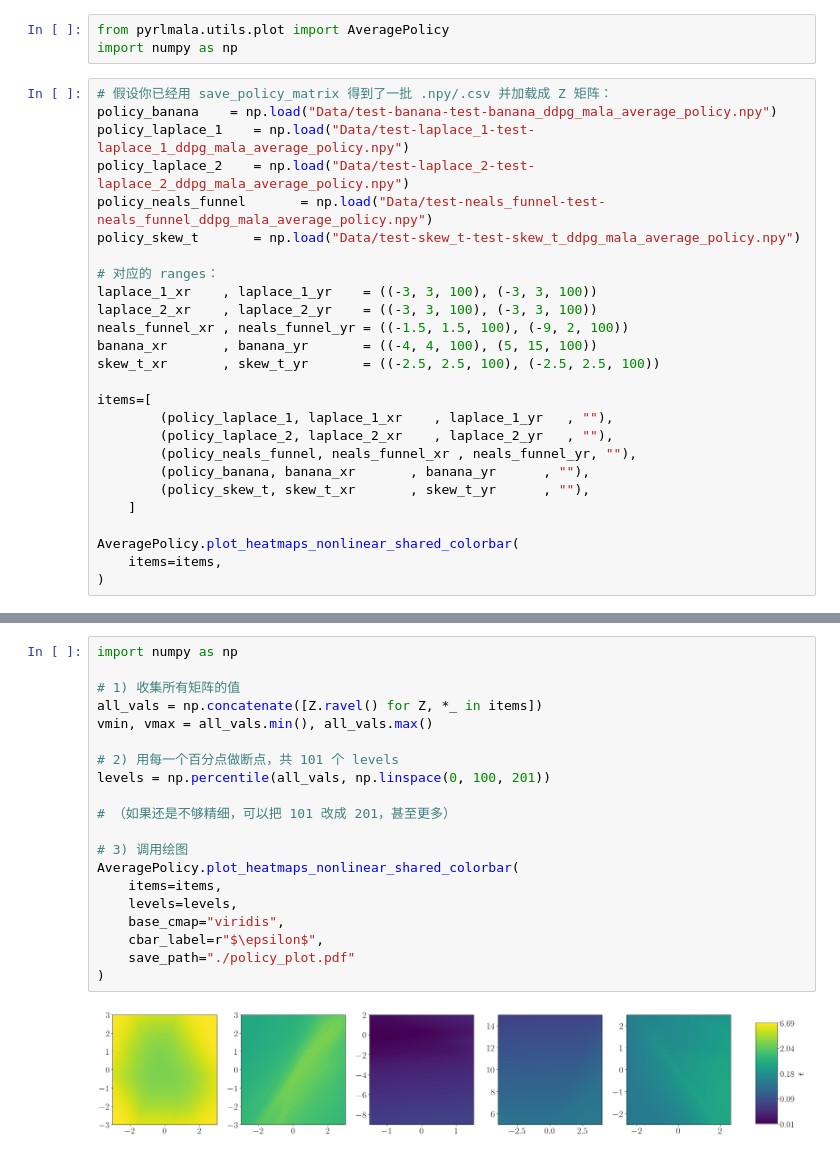
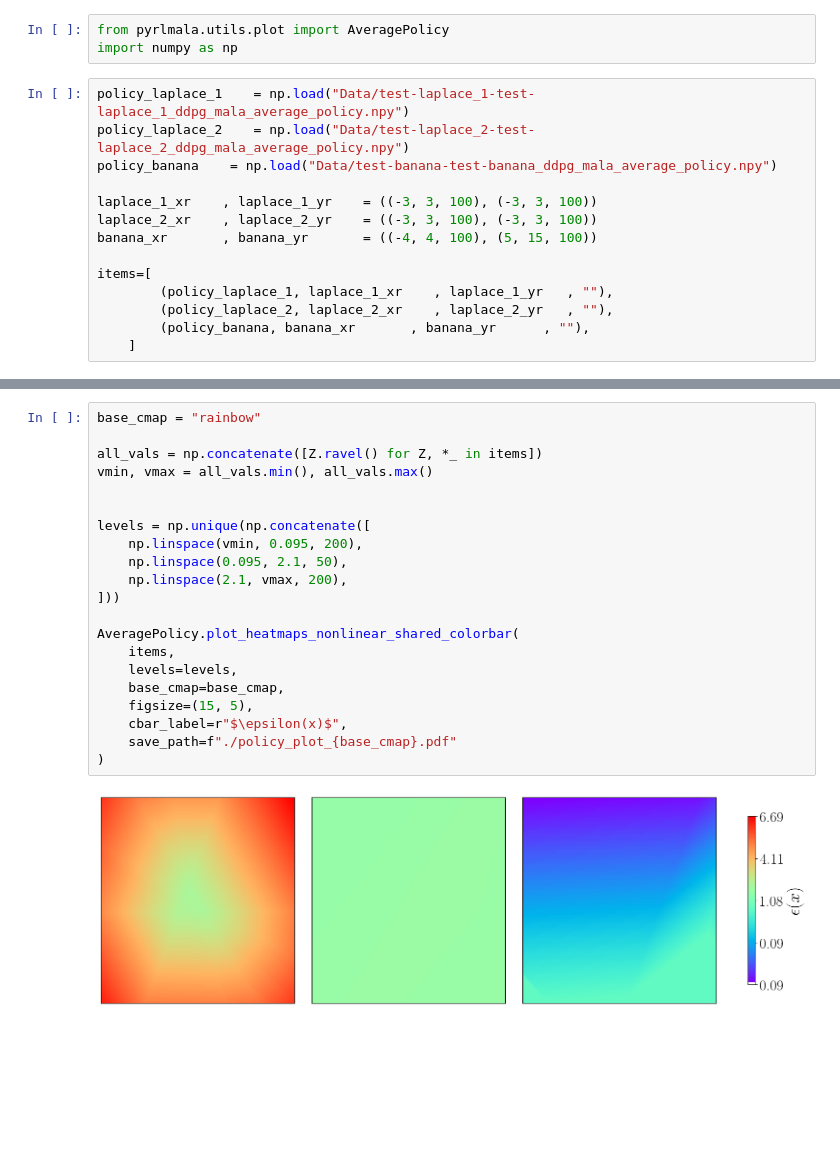
Before and after one commit to congyewang/Harnessing-the-Power-of-Reinforcement-Learning-for-Adaptive-MCMC, a Jupyter notebook: experiments/colour_bar/policy_plot.ipynb, the cells around one changed output, grey strips where cells are left out. Drawn from its saved outputs; the diff is of its cells as text; blank space fills up the shorter version.

```diff
--- a/experiments/colour_bar/policy_plot.ipynb
+++ b/experiments/colour_bar/policy_plot.ipynb
@@ -2,28 +2,16 @@
 from pyrlmala.utils.plot import AveragePolicy
 import numpy as np
 # %%
-# 假设你已经用 save_policy_matrix 得到了一批 .npy/.csv 并加载成 Z 矩阵：
-policy_banana    = np.load("Data/test-banana-test-banana_ddpg_mala_average_policy.npy")
 policy_laplace_1    = np.load("Data/test-laplace_1-test-laplace_1_ddpg_mala_average_policy.npy")
 policy_laplace_2    = np.load("Data/test-laplace_2-test-laplace_2_ddpg_mala_average_policy.npy")
-policy_neals_funnel       = np.load("Data/test-neals_funnel-test-neals_funnel_ddpg_mala_average_policy.npy")
-policy_skew_t       = np.load("Data/test-skew_t-test-skew_t_ddpg_mala_average_policy.npy")
+policy_banana    = np.load("Data/test-banana-test-banana_ddpg_mala_average_policy.npy")
 
-# 对应的 ranges：
 laplace_1_xr    , laplace_1_yr    = ((-3, 3, 100), (-3, 3, 100))
 laplace_2_xr    , laplace_2_yr    = ((-3, 3, 100), (-3, 3, 100))
-neals_funnel_xr , neals_funnel_yr = ((-1.5, 1.5, 100), (-9, 2, 100))
 banana_xr       , banana_yr       = ((-4, 4, 100), (5, 15, 100))
-skew_t_xr       , skew_t_yr       = ((-2.5, 2.5, 100), (-2.5, 2.5, 100))
 
 items=[
         (policy_laplace_1, laplace_1_xr    , laplace_1_yr   , ""),
         (policy_laplace_2, laplace_2_xr    , laplace_2_yr   , ""),
-        (policy_neals_funnel, neals_funnel_xr , neals_funnel_yr, ""),
         (policy_banana, banana_xr       , banana_yr      , ""),
-        (policy_skew_t, skew_t_xr       , skew_t_yr      , ""),
     ]
-
-AveragePolicy.plot_heatmaps_nonlinear_shared_colorbar(
-    items=items,
-)
@@ -52,22 +18,23 @@ AveragePolicy.plot_heatmaps_nonlinear_shared_colorbar(
-# %%
-import numpy as np
-
-# 1) 收集所有矩阵的值
-all_vals = np.concatenate([Z.ravel() for Z, *_ in items])
-vmin, vmax = all_vals.min(), all_vals.max()
-
-# 2) 用每一个百分点做断点，共 101 个 levels
-levels = np.percentile(all_vals, np.linspace(0, 100, 201))
-
-# （如果还是不够精细，可以把 101 改成 201，甚至更多）
-
-# 3) 调用绘图
-AveragePolicy.plot_heatmaps_nonlinear_shared_colorbar(
-    items=items,
-    levels=levels,
-    base_cmap="viridis",
-    cbar_label=r"$\epsilon$",
-    save_path="./policy_plot.pdf"
-)
-# %% [output]
-[figure, removed]
+# %%
+base_cmap = "rainbow"
+
+all_vals = np.concatenate([Z.ravel() for Z, *_ in items])
+vmin, vmax = all_vals.min(), all_vals.max()
+
+
+levels = np.unique(np.concatenate([
+    np.linspace(vmin, 0.095, 200),
+    np.linspace(0.095, 2.1, 50),
+    np.linspace(2.1, vmax, 200),
+]))
+
+AveragePolicy.plot_heatmaps_nonlinear_shared_colorbar(
+    items,
+    levels=levels,
+    base_cmap=base_cmap,
+    figsize=(15, 5),
+    cbar_label=r"$\epsilon(x)$",
+    save_path=f"./policy_plot_{base_cmap}.pdf"
+)
+# %% [output]
+[figure, added]
```
Also changed, not shown: parts of 2 cells of this notebook, 11 other files.
